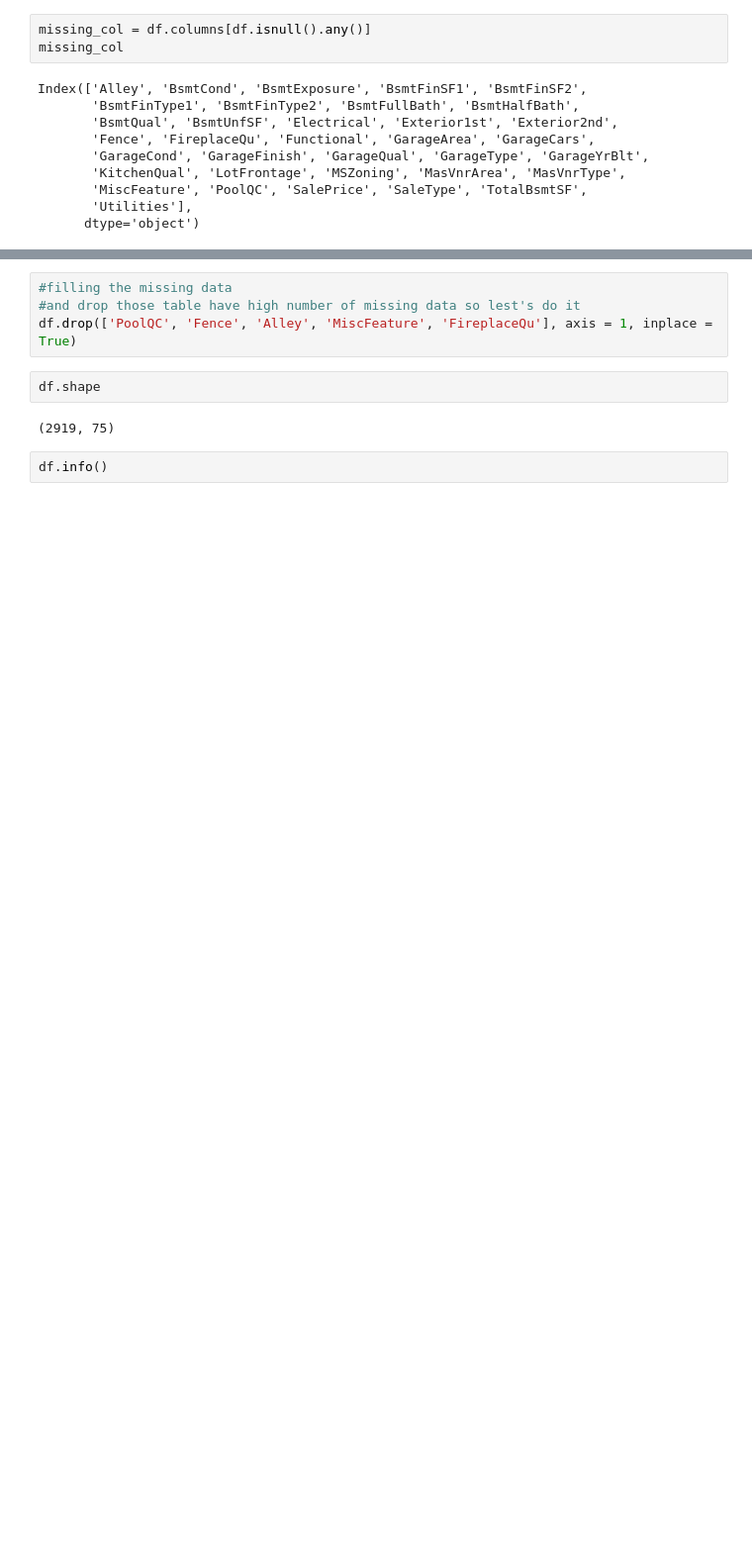
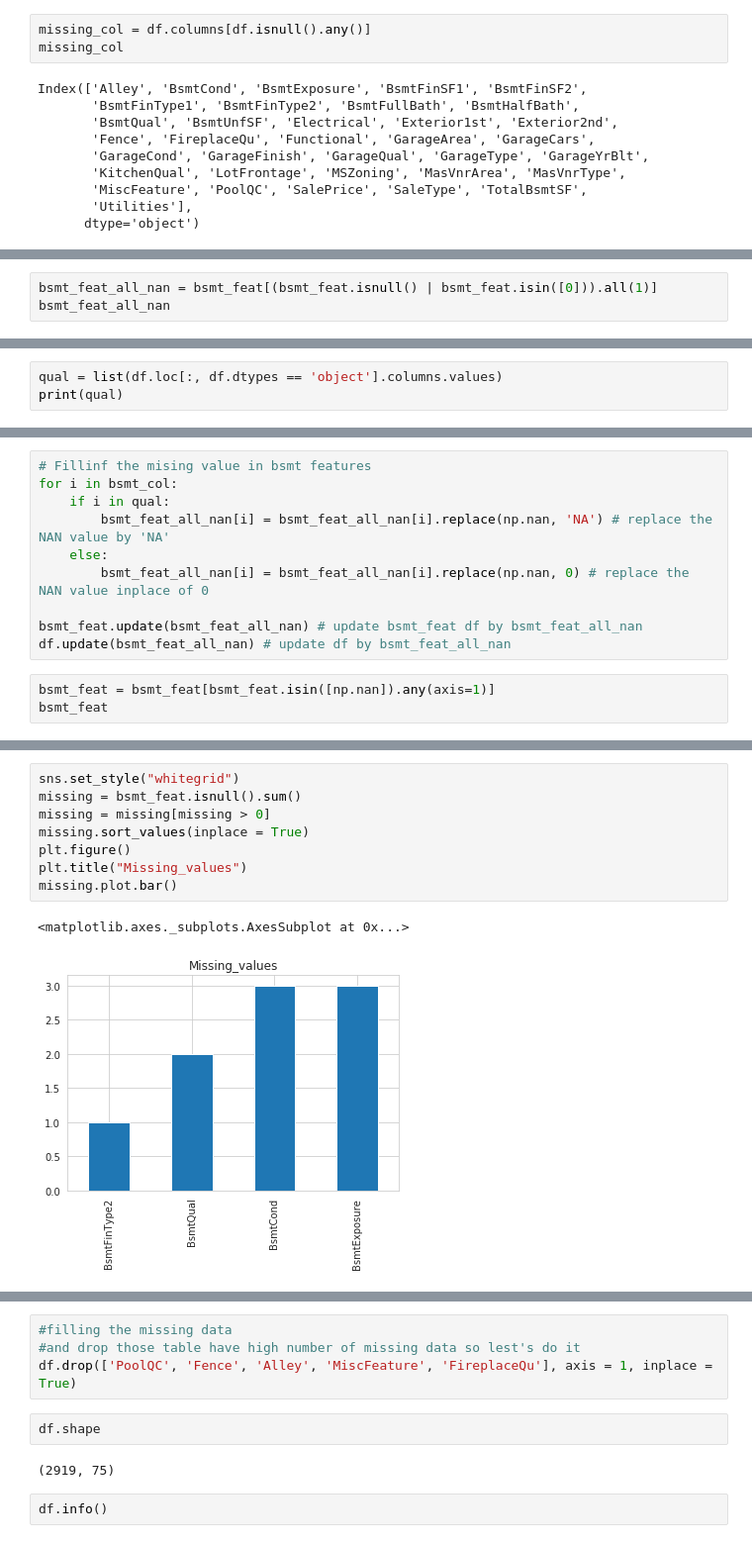
Before and after one commit to bhushanyadav07/House-Prices-Advanced-Regression-Techniques, a Jupyter notebook: train_data.ipynb, the cells around one changed output, grey strips where cells are left out. Shown: that part at 99% size. Saved outputs shown, nothing was run; the diff lists cells and outputs as text; blank space fills up the shorter version.

```diff
--- a/train_data.ipynb
+++ b/train_data.ipynb
@@ -288,0 +338,3 @@ Index(['Alley', 'BsmtCond', 'BsmtExposure', 'BsmtFinSF1', 'BsmtFinSF2',
+# %%
+bsmt_feat_all_nan = bsmt_feat[(bsmt_feat.isnull() | bsmt_feat.isin([0])).all(1)]
+bsmt_feat_all_nan
@@ -288,0 +362,3 @@ Index(['Alley', 'BsmtCond', 'BsmtExposure', 'BsmtFinSF1', 'BsmtFinSF2',
+# %%
+qual = list(df.loc[:, df.dtypes == 'object'].columns.values)
+print(qual)
@@ -288,0 +367,13 @@ Index(['Alley', 'BsmtCond', 'BsmtExposure', 'BsmtFinSF1', 'BsmtFinSF2',
+# %%
+# Fillinf the mising value in bsmt features
+for i in bsmt_col:
+    if i in qual:
+        bsmt_feat_all_nan[i] = bsmt_feat_all_nan[i].replace(np.nan, 'NA') # replace the NAN value by 'NA'
+    else:
+        bsmt_feat_all_nan[i] = bsmt_feat_all_nan[i].replace(np.nan, 0) # replace the NAN value inplace of 0
+
+bsmt_feat.update(bsmt_feat_all_nan) # update bsmt_feat df by bsmt_feat_all_nan
+df.update(bsmt_feat_all_nan) # update df by bsmt_feat_all_nan
+# %%
+bsmt_feat = bsmt_feat[bsmt_feat.isin([np.nan]).any(axis=1)]
+bsmt_feat
@@ -288,0 +426,11 @@ Index(['Alley', 'BsmtCond', 'BsmtExposure', 'BsmtFinSF1', 'BsmtFinSF2',
+# %%
+sns.set_style("whitegrid")
+missing = bsmt_feat.isnull().sum()
+missing = missing[missing > 0]
+missing.sort_values(inplace = True)
+plt.figure()
+plt.title("Missing_values")
+missing.plot.bar()
+# %% [output]
+<matplotlib.axes._subplots.AxesSubplot at 0x...>
+[figure, added]
```
Also changed, not shown: parts of 68 cells of this notebook.
